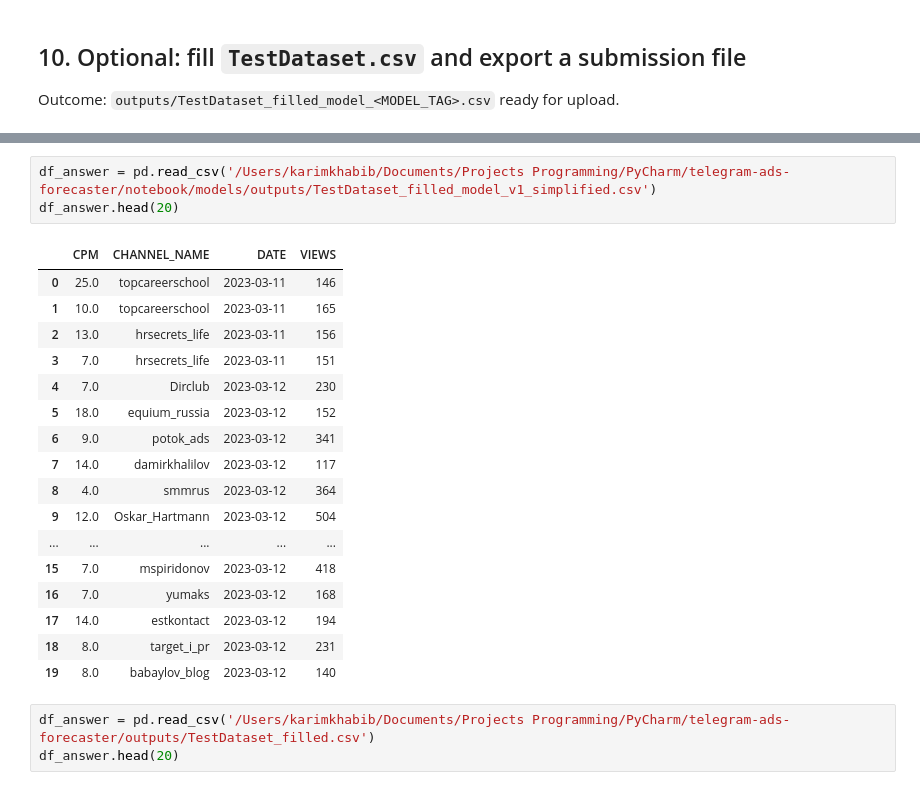
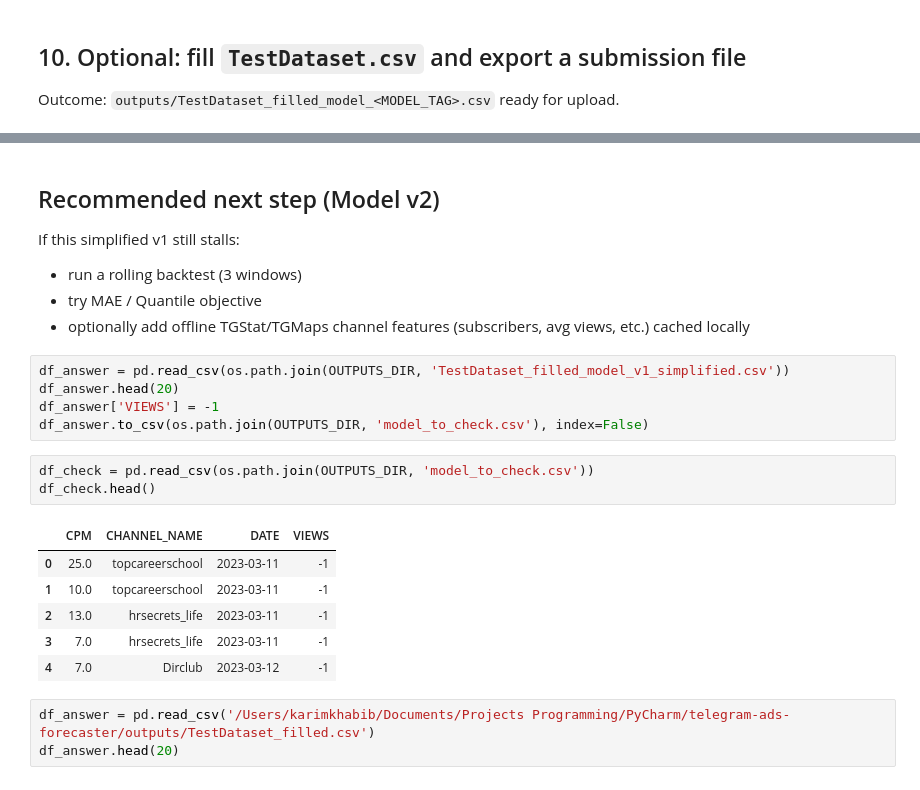
Before and after one commit to Karimkhab/telegram-ads-forecaster, a Jupyter notebook: notebooks/model_v1.ipynb, the cells around one changed output, grey strips where cells are left out. Drawn from its saved outputs; the diff is of its cells as text.

```diff
--- a/notebook/models/model_v1.ipynb
+++ b/notebooks/model_v1.ipynb
@@ -870,24 +888,25 @@ If this simplified v1 still stalls:
+# %% [markdown]
+## Recommended next step (Model v2)
+
+If this simplified v1 still stalls:
+- run a rolling backtest (3 windows)
+- try MAE / Quantile objective
+- optionally add offline TGStat/TGMaps channel features (subscribers, avg views, etc.) cached locally
 # %%
-df_answer = pd.read_csv('/Users/karimkhabib/Documents/Projects Programming/PyCharm/telegram-ads-forecaster/notebook/models/outputs/TestDataset_filled_model_v1_simplified.csv')
+df_answer = pd.read_csv(os.path.join(OUTPUTS_DIR, 'TestDataset_filled_model_v1_simplified.csv'))
 df_answer.head(20)
+df_answer['VIEWS'] = -1
+df_answer.to_csv(os.path.join(OUTPUTS_DIR, 'model_to_check.csv'), index=False)
-# %% [output]
-|  | CPM | CHANNEL_NAME | DATE | VIEWS |
-| 0 | 25.0 | topcareerschool | 2023-03-11 | 146 |
-| 1 | 10.0 | topcareerschool | 2023-03-11 | 165 |
-| 2 | 13.0 | hrsecrets_life | 2023-03-11 | 156 |
-| 3 | 7.0 | hrsecrets_life | 2023-03-11 | 151 |
-| 4 | 7.0 | Dirclub | 2023-03-12 | 230 |
-| 5 | 18.0 | equium_russia | 2023-03-12 | 152 |
-| 6 | 9.0 | potok_ads | 2023-03-12 | 341 |
-| 7 | 14.0 | damirkhalilov | 2023-03-12 | 117 |
-| 8 | 4.0 | smmrus | 2023-03-12 | 364 |
-| 9 | 12.0 | Oskar_Hartmann | 2023-03-12 | 504 |
-| ... | ... | ... | ... | ... |
-| 15 | 7.0 | mspiridonov | 2023-03-12 | 418 |
-| 16 | 7.0 | yumaks | 2023-03-12 | 168 |
-| 17 | 14.0 | estkontact | 2023-03-12 | 194 |
-| 18 | 8.0 | target_i_pr | 2023-03-12 | 231 |
-| 19 | 8.0 | babaylov_blog | 2023-03-12 | 140 |
+# %%
+df_check = pd.read_csv(os.path.join(OUTPUTS_DIR, 'model_to_check.csv'))
+df_check.head()
+# %% [output]
+|  | CPM | CHANNEL_NAME | DATE | VIEWS |
+| 0 | 25.0 | topcareerschool | 2023-03-11 | -1 |
+| 1 | 10.0 | topcareerschool | 2023-03-11 | -1 |
+| 2 | 13.0 | hrsecrets_life | 2023-03-11 | -1 |
+| 3 | 7.0 | hrsecrets_life | 2023-03-11 | -1 |
+| 4 | 7.0 | Dirclub | 2023-03-12 | -1 |
 # %%
 df_answer = pd.read_csv('/Users/karimkhabib/Documents/Projects Programming/PyCharm/telegram-ads-forecaster/outputs/TestDataset_filled.csv')
 df_answer.head(20)
```
Also changed, not shown: parts of 9 cells of this notebook, 5 other files.
